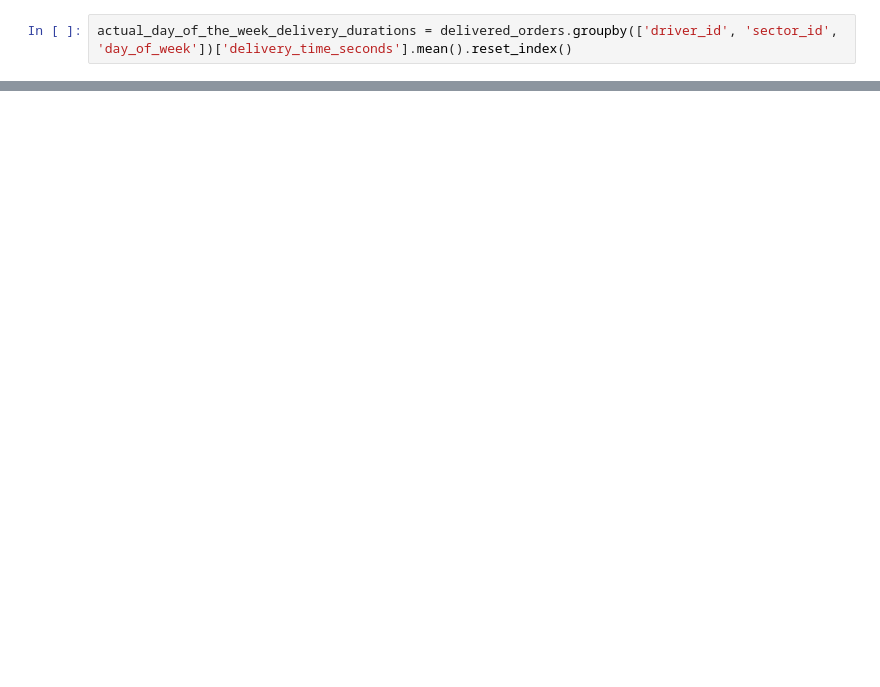
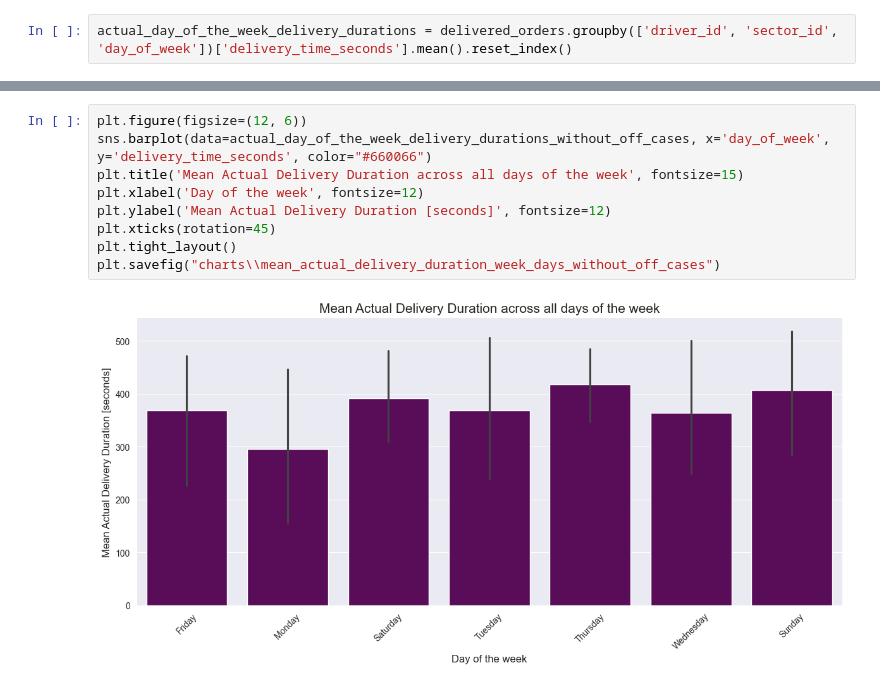
Before and after one commit to natix-x/Delivery-Time-Prediction, a Jupyter notebook: Part_2/data_analysis_and_visualization.ipynb, the cells around one changed output, grey strips where cells are left out. Cells and saved outputs as stored; diff of their text form; blank space fills up the shorter version.

```diff
--- a/Part_2/data_analysis_and_visualization.ipynb
+++ b/Part_2/data_analysis_and_visualization.ipynb
@@ -272,0 +280,11 @@ plt.savefig("charts\\mean_actual_delivery_duration_week_days")
+# %%
+plt.figure(figsize=(12, 6))
+sns.barplot(data=actual_day_of_the_week_delivery_durations_without_off_cases, x='day_of_week', y='delivery_time_seconds', color="#660066")
+plt.title('Mean Actual Delivery Duration across all days of the week', fontsize=15)
+plt.xlabel('Day of the week', fontsize=12)
+plt.ylabel('Mean Actual Delivery Duration [seconds]', fontsize=12)
+plt.xticks(rotation=45)
+plt.tight_layout()
+plt.savefig("charts\\mean_actual_delivery_duration_week_days_without_off_cases")
+# %% [output]
+[figure, added]
```
Also changed, not shown: parts of 15 cells of this notebook, 5 other files.
